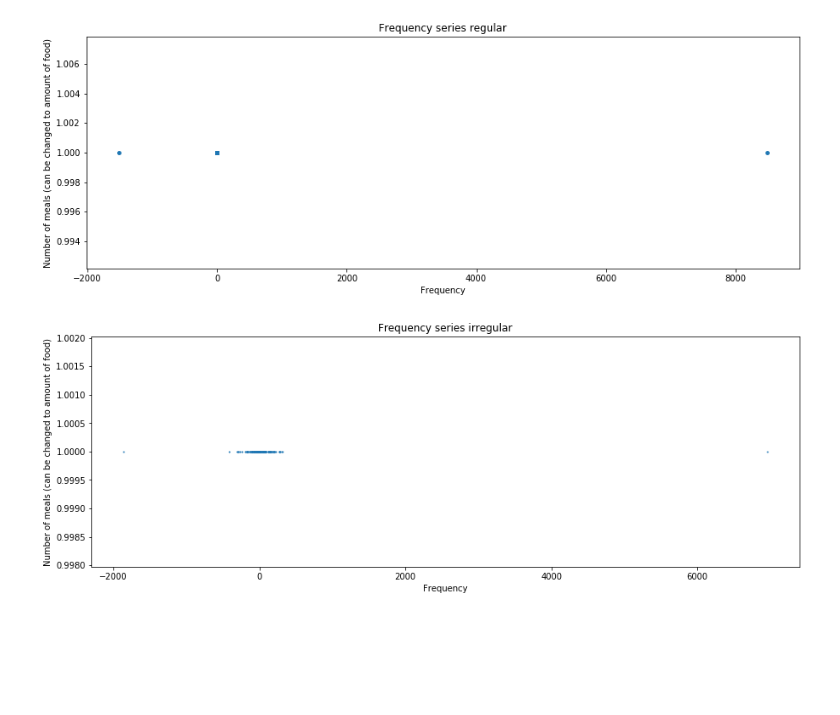
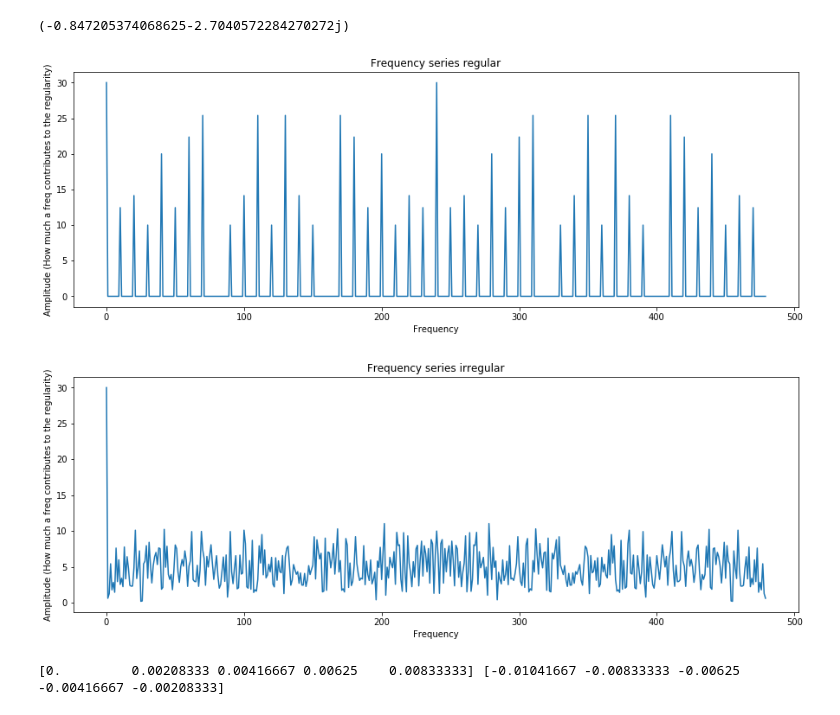
Before and after one commit to Vidhate/Orderliness, a Jupyter notebook: Orderliness_Analysis.ipynb, the cells around one changed output. Saved outputs shown, nothing was run; the diff lists cells and outputs as text; code cells hidden in the pictures; blank space fills up the shorter version.

```diff
--- a/Orderliness_Analysis.ipynb
+++ b/Orderliness_Analysis.ipynb
@@ -49,18 +90,43 @@ fft_irregular=np.real(np.fft.rfft(irregular))
-# %%
-plt.figure(num=3,figsize=(15,5))
-plt.scatter(fft_regular,np.ones(fft_regular.size),s=15)
-plt.title('Frequency series regular')
-plt.xlabel('Frequency')
-plt.ylabel('Number of meals (can be changed to amount of food)')
-plt.show()
-# %% [output]
-[figure, removed]
-# %%
-plt.figure(num=4,figsize=(15,5))
-plt.scatter(fft_irregular,np.ones(fft_irregular.size),s=1)
-plt.title('Frequency series irregular')
-plt.xlabel('Frequency')
-plt.ylabel('Number of meals (can be changed to amount of food)')
-plt.show()
-# %% [output]
-[figure, removed]
+# %%
+# Fourier transforming to frequency domain
+fft_regular=np.fft.fft(regular)
+fft_irregular=np.fft.fft(irregular)
+
+# When you do a fourier transform(FT), the time series is converted to the frequency domain.
+# The value stored in 'fft_regular'/'fft_irregular' is actually a complex value as seen below
+print(fft_irregular[5])
+
+# Think of the wave example again. When we do a FT, we are doing frequency decomposition of the given...
+# time series signal. If the time series is regular, it will be made of a smaller number of waves...
+#... making big contributions. If the time series is irregular, FT will have a large number of waves making...
+# approximately uniformly distributed contribution.
+# Because this is a wave, it has an amplitude and a phase. That is why we have a complex number.
+# The amplitude of a compelx number a+ib is (a^2+b^2)^1/2
+# %% [output]
+(-0.847205374068625-2.7040572284270272j)
+# %%
+plt.figure(num=3,figsize=(15,5))
+plt.plot(np.arange(t.shape[0]),np.absolute(fft_regular))
+plt.title('Frequency series regular')
+plt.xlabel('Frequency')
+plt.ylabel('Amplitude (How much a freq contributes to the regularity)')
+plt.show()
+plt.figure(num=4,figsize=(15,5))
+plt.plot(np.arange(t.shape[0]),np.absolute(fft_irregular))
+plt.title('Frequency series irregular')
+plt.xlabel('Frequency')
+plt.ylabel('Amplitude (How much a freq contributes to the regularity)')
+plt.show()
+
+# You can see how the regular guy has a much organised FT than the irregular guy.
+# You can find orderiless by doing a simple STD exercise on these FT values
+# %% [output]
+[figure, added]
+[figure, added]
+# %%
+# The actual constituent frequencies can be found as follows:
+freq=np.fft.fftfreq(t.shape[0])
+# your the values of 'fft_regular'/irrgular correspond index wise to the frequencies in the 'freq' array
+print(freq[:5],freq[-5:])
+# %% [output]
+[0.         0.00208333 0.00416667 0.00625    0.00833333] [-0.01041667 -0.00833333 -0.00625    -0.00416667 -0.00208333]
```
Also changed, not shown: parts of 12 cells of this notebook.
